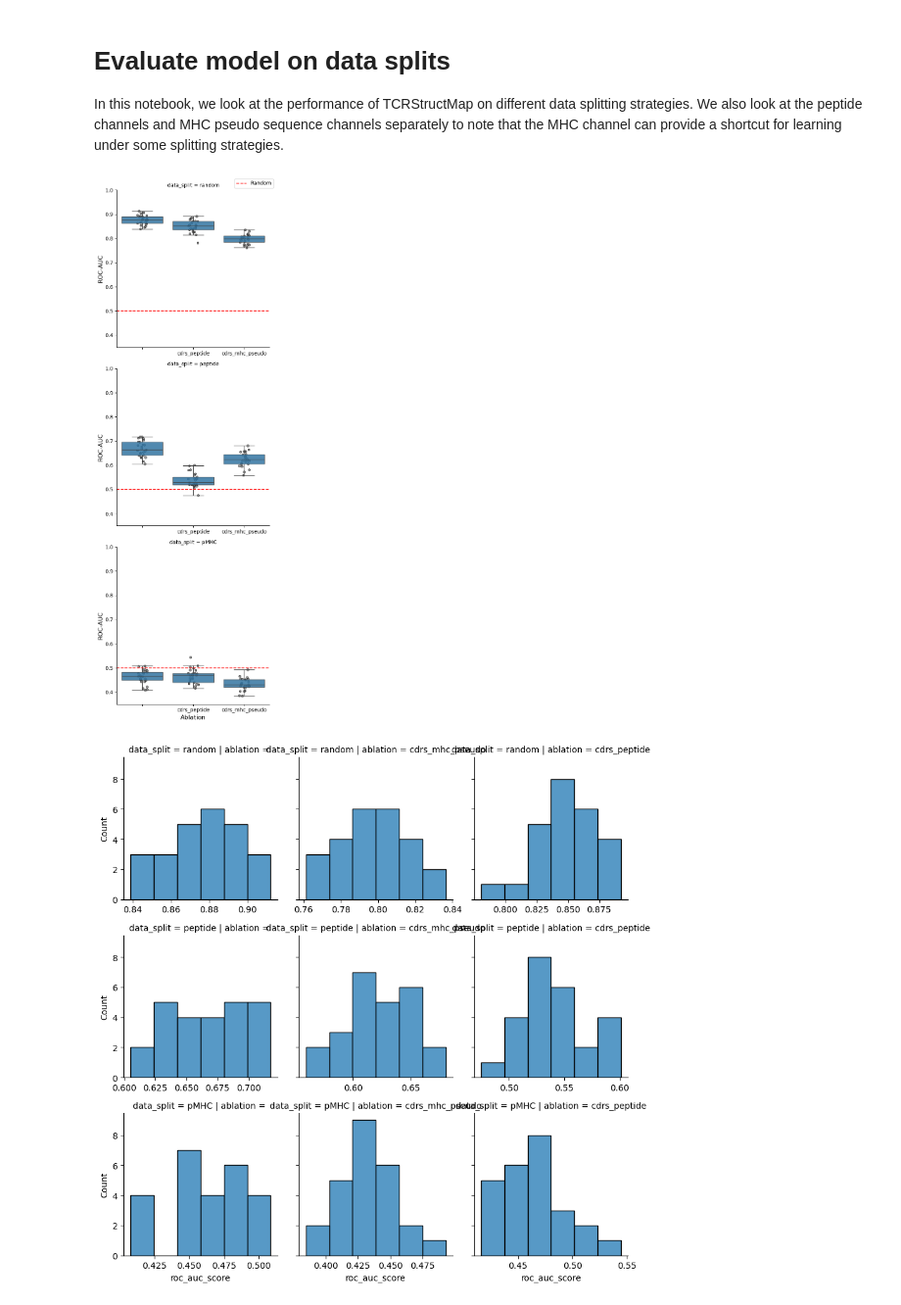
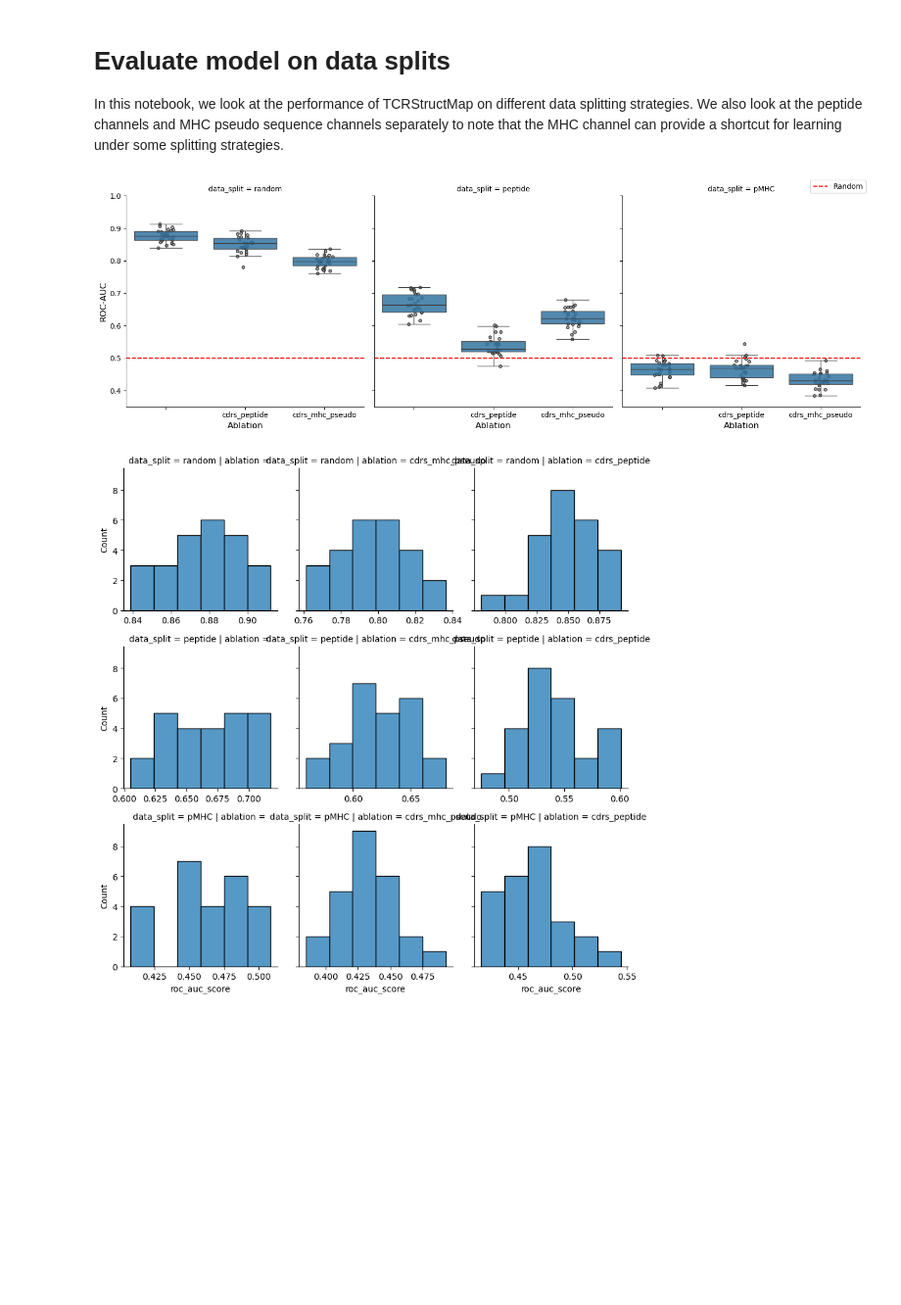
Before and after one commit to benjiemc/tcr-antigen-prediction, a Jupyter notebook: notebooks/evaluate_model_on_data_splits.ipynb, the cells around one changed output. Shown at 98% size. Drawn from its saved outputs; the diff is of its cells as text; code cells hidden in the pictures; blank space fills up the shorter version.

Commit message:
Re-orient plot

```diff
--- a/notebooks/evaluate_model_on_data_splits.ipynb
+++ b/notebooks/evaluate_model_on_data_splits.ipynb
@@ -64,36 +64,36 @@ for sample_num in range(1, NUM_SAMPLES + 1):
 
 samples_metric_scores = pd.DataFrame(samples_metric_scores)
 # %%
-grid = sns.FacetGrid(samples_metric_scores, row='data_split', row_order=data_splits, sharex=False, height=5)
+grid = sns.FacetGrid(samples_metric_scores, col='data_split', col_order=data_splits, sharex=False, height=5)
 
 grid.map_dataframe(
     sns.boxplot, x='ablation', y='roc_auc_score', order=ablations, showfliers=False, boxprops={'alpha': 0.85}, zorder=1
 )
 grid.map_dataframe(
     sns.stripplot,
     x='ablation',
     y='roc_auc_score',
     order=ablations,
     color='grey',
     marker='o',
     size=4,
     edgecolor='black',
     linewidth=1,
     alpha=0.70,
     zorder=0,
 )
 
 grid.refline(y=0.5, color='red')
 refline_handle = Line2D([0], [0], color='red', linestyle='--', label='Random')
 grid.figure.legend(handles=[refline_handle], loc='upper right')
 
 grid.set(ylim=(0.35, 1.0))
 grid.set_axis_labels('Ablation', 'ROC-AUC', fontsize=12)
 
 plt.savefig('report/figures/data_split_evaluation.svg')
 plt.show()
 # %% [output]
-[figure, old version]
+[figure, new version]
 # %%
 grid = sns.FacetGrid(samples_metric_scores, row='data_split', row_order=data_splits, col='ablation', sharex=False)
 grid.map_dataframe(sns.histplot, x='roc_auc_score')
```
